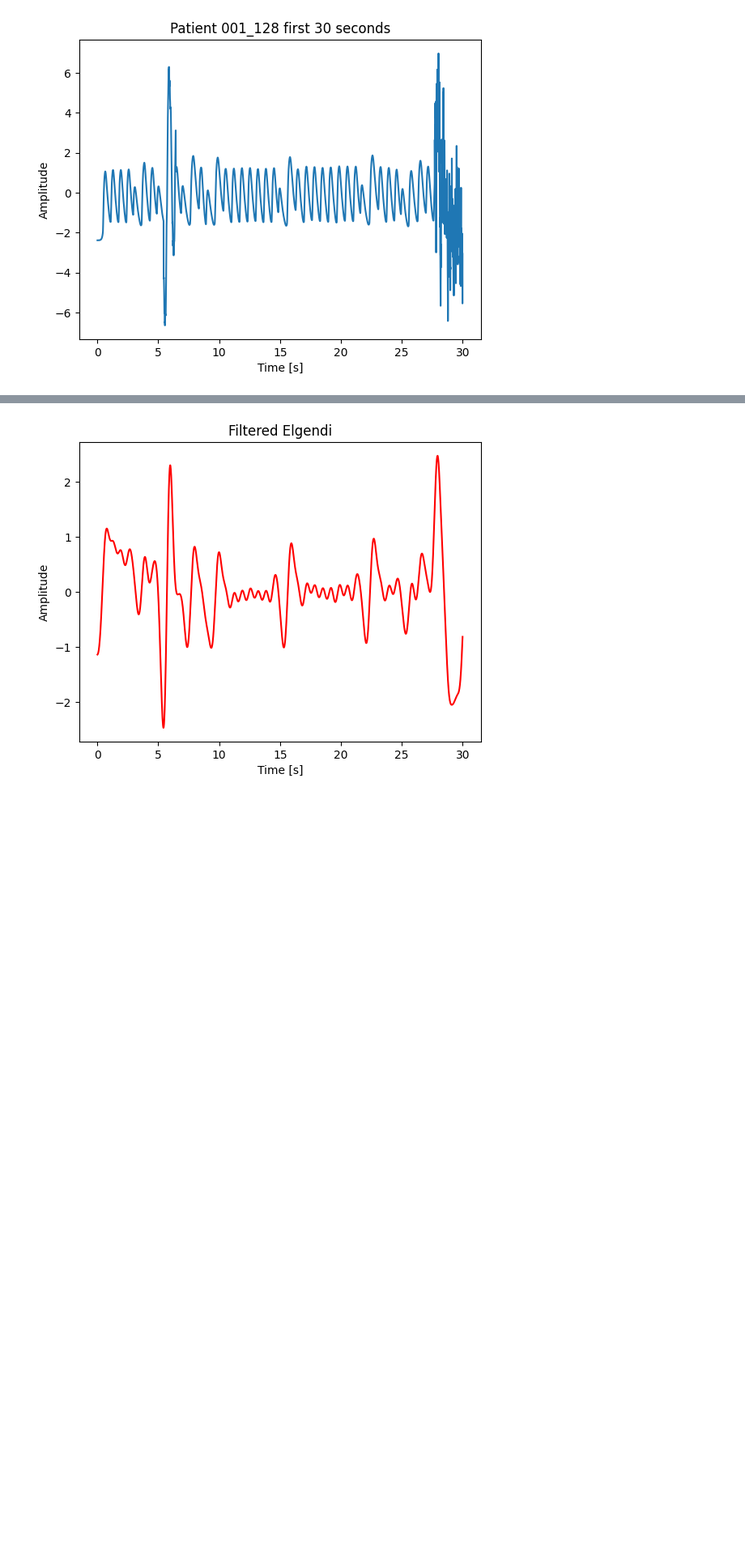
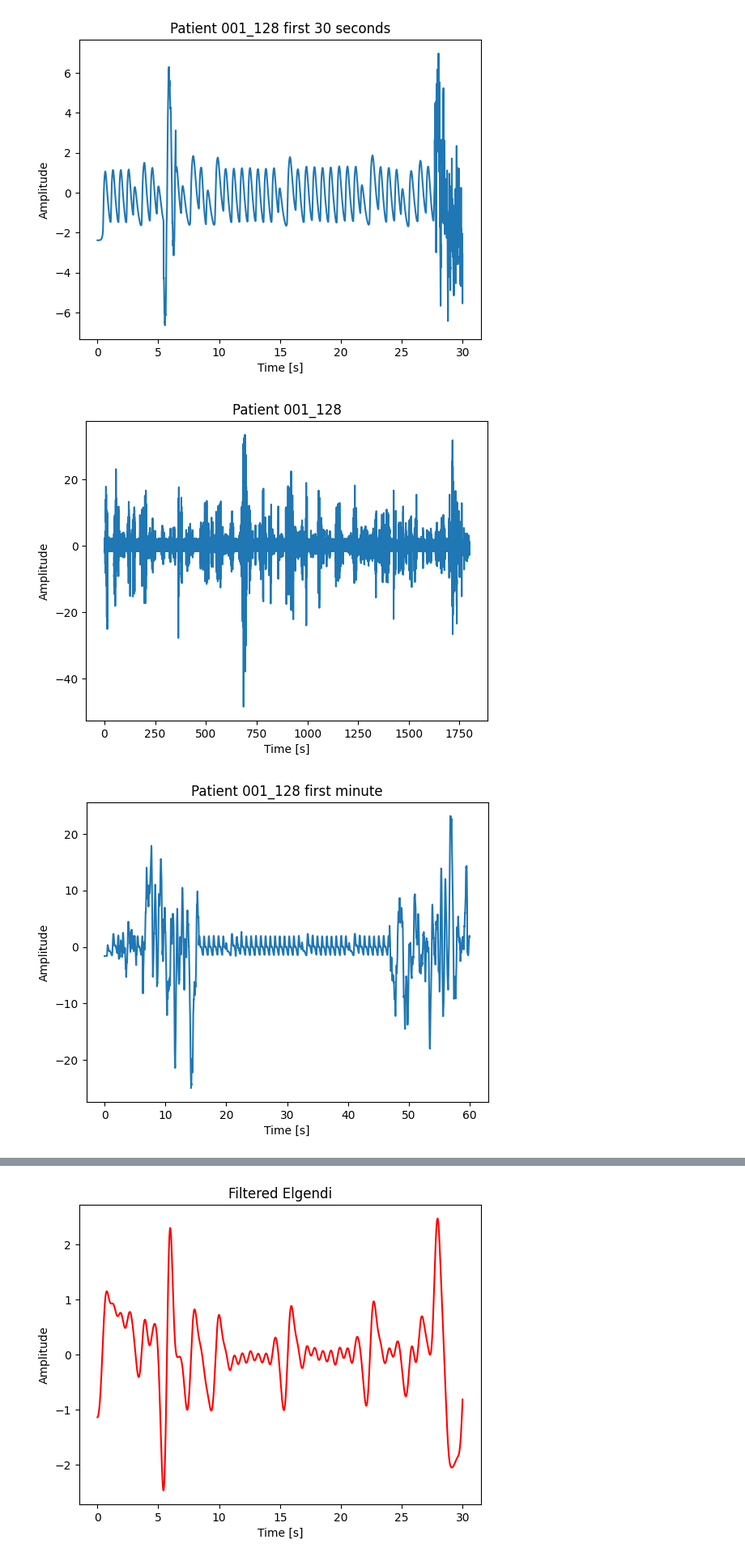
Before and after one commit to eleonora11sala/AI-project, a Jupyter notebook: mainProject.ipynb, the cells around one changed output, grey strips where cells are left out. Shown at 81% size. Saved outputs shown, nothing was run; the diff lists cells and outputs as text; code cells hidden in the pictures; blank space fills up the shorter version.

```diff
--- a/mainProject.ipynb
+++ b/mainProject.ipynb
@@ -194,3 +194,47 @@ plt.show()
 [figure]
 [figure]
 [figure]
+# %%
+
+#Take the second ppg 128 as sample
+signal_temp2 = ppgs_128[1]
+# %%
+import matplotlib.pyplot as plt
+lead = 0
+
+#Plot 1 sample
+t = np.arange(0, signal_temp2.shape[0]/fs, 1/fs)
+
+fig, axs = plt.subplots()
+axs.set_title("Patient 001_128")
+axs.plot(t, signal_temp2, color='C0')
+axs.set_xlabel("Time [s]")
+axs.set_ylabel("Amplitude")
+plt.show()
+
+#Plot only the first minute
+signal_temp_reduced = signal_temp2[:(128*60)]
+t2 = np.arange(0, signal_temp_reduced.shape[0]/fs, 1/fs)
+
+fig2, axs = plt.subplots()
+axs.set_title("Patient 001_128 first minute")
+axs.plot(t2, signal_temp_reduced, color='C0')
+axs.set_xlabel("Time [s]")
+axs.set_ylabel("Amplitude")
+plt.show()
+
+#Plot only the first 30 seconds
+signal_temp_reduced_2 = signal_temp2[:(128*30)]
+t3 = np.arange(0, signal_temp_reduced_2.shape[0]/fs, 1/fs)
+
+fig3, axs = plt.subplots()
+axs.set_title("Patient 001_128 first 30 seconds")
+axs.plot(t3, signal_temp_reduced_2, color='C0')
+axs.set_xlabel("Time [s]")
+axs.set_ylabel("Amplitude")
+plt.show()
+
+#Possiamo apprezzare un disturbo sui 30 secondi
+# %% [output]
+[figure, added]
+[figure, added]
```
Also changed, not shown: parts of 15 cells of this notebook.
